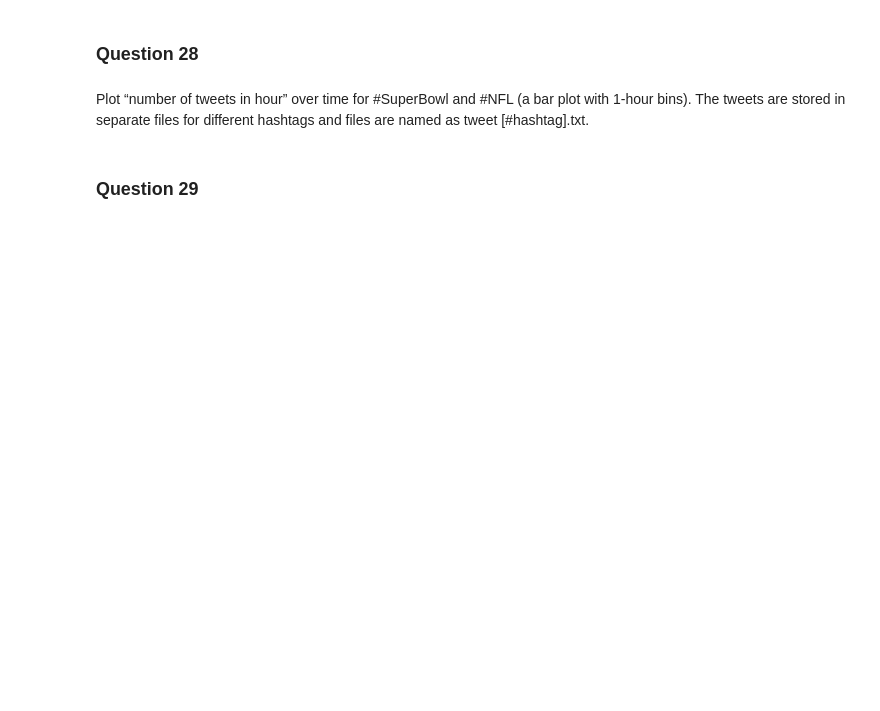
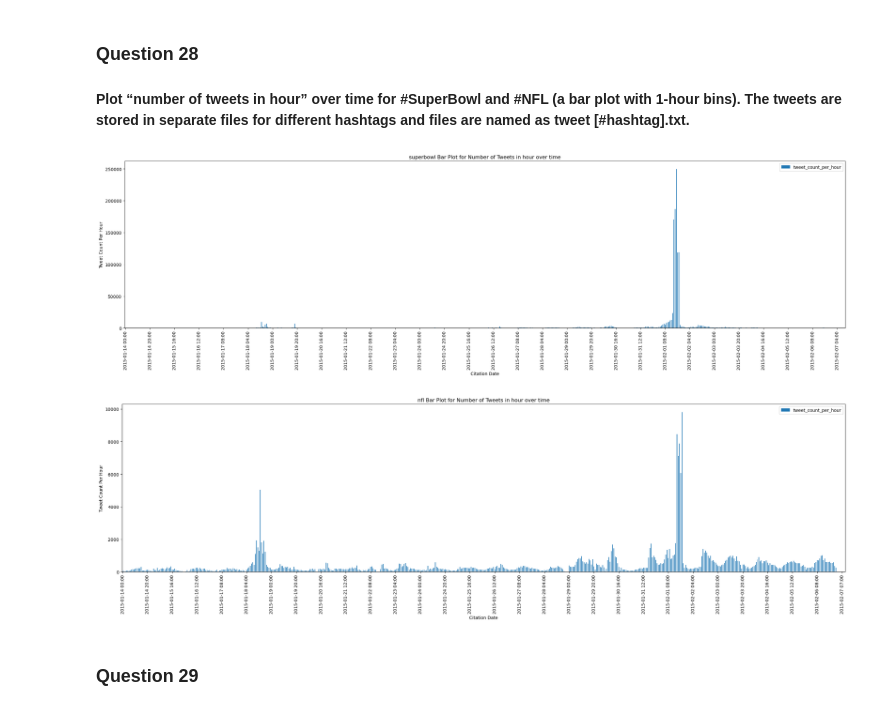
Before and after one commit to camligorkem/data-sicence-projects, a Jupyter notebook: project_4/Project_4_Part2_Twitter_Data.ipynb, the cells around one changed output. Saved outputs shown, nothing was run; the diff lists cells and outputs as text; code cells hidden in the pictures; blank space fills up the shorter version.

```diff
--- a/project_4/Project_4_Part2_Twitter_Data.ipynb
+++ b/project_4/Project_4_Part2_Twitter_Data.ipynb
@@ -94,10 +89,9 @@ Report the following statistics for each hashtag, i.e. each file.
 # %%
-pst_tz = pytz.timezone('US/Pacific') # PST time zone
 
 for df_name in df_names:
     cur_df = tweet_dfs[df_name]
     new_cols = ['citation_date_year', 'citation_date_month','citation_date_day','citation_date_hour']
-    cur_df['citation_date_fixed'] = cur_df.citation_date.apply(lambda x:  datetime.datetime.fromtimestamp(x, pst_tz))
+    cur_df['citation_date_fixed'] = cur_df.citation_date.apply(lambda x:  datetime.datetime.fromtimestamp(x, PST_TZ))
     cur_df[new_cols] = cur_df.apply(lambda x: [x['citation_date_fixed'].year, x['citation_date_fixed'].month,
                                                x['citation_date_fixed'].day, x['citation_date_fixed'].hour], axis=1, result_type='expand')
     cur_df['citation_date_rounded_hour']= cur_df.citation_date_fixed.apply(lambda x: x.replace(second=0, microsecond=0, minute=0))
@@ -112,14 +106,14 @@ def avg_num_followers(df):
     (to make it simple, we average over the number of tweets;
     if a users posted twice, we count the user and the user’s followers twice as well)
     '''
-    avg_followers = df['author.followers'].mean()
+    avg_followers = df['followers_count'].mean()
     return avg_followers
 
 def avg_retweet_per_tweet(df):
-    return df['metrics.citations.total'].mean()
+    return df['retweet_count'].mean()
 # %%
 for df_name in df_names:
-    cur_df = tweet_dfs[df_names[0]]
+    cur_df = tweet_dfs[df_name]
 
     print(f'\n\n--- Stats for #{df_name} ---')
     avg_twt = avg_tweet_per_hour(cur_df)
@@ -133,24 +145,30 @@ for df_name in df_names:
 # %% [markdown]
 ### Question 28
 # %% [markdown]
-Plot “number of tweets in hour” over time for #SuperBowl and #NFL (a bar plot with 1-hour bins). The tweets are stored in separate files for different hashtags and files are named as tweet [#hashtag].txt.
+__Plot “number of tweets in hour” over time for #SuperBowl and #NFL (a bar plot with 1-hour bins). The tweets are stored in separate files for different hashtags and files are named as tweet [#hashtag].txt.__
 # %%
-def plot_num_tweet_per_hour(df, df_name):
+def plot_num_tweet_per_hour(df, df_name, x_ticks_freq=10):
     cols = ['citation_date_rounded_hour']
     gp_df = pd.DataFrame(df.groupby(by=cols).title.count())
     gp_df.sort_index(inplace=True)
     #gp_df.reset_index(inplace=True)
     gp_df.rename(columns={'title':'tweet_count_per_hour'}, inplace=True)
 
-
-    ax = gp_df.plot( kind='bar', figsize=(30,7), rot=90)
-    plt.title(f'{df_name} BarPlot for Number of Tweets in hour over time')
+    ax = gp_df.plot(kind='bar',figsize=(30,7), rot=90)
+    plt.title(f'{df_name} Bar Plot for Number of Tweets in hour over time')
     ax.set_ylabel('Tweet Count Per Hour')
     ax.set_xlabel('Citation Date')
+    ticks = ax.xaxis.get_ticklocs()
+    ticklabels = [l.get_text()[:-9] for l in ax.xaxis.get_ticklabels()]
+    ax.xaxis.set_ticks(ticks[::x_ticks_freq])
+    ax.xaxis.set_ticklabels(ticklabels[::x_ticks_freq])
     plt.show()
 # %%
-for df_name in ['superbowl','nfl']
-    cur_df = tweet_dfs[df_names[0]]
-    plot_num_tweet_per_hour(cur_df, df_name)
+for df_name in ['superbowl','nfl']:
+    cur_df = tweet_dfs[df_name]
+    plot_num_tweet_per_hour(cur_df, df_name, x_ticks_freq=20)
+# %% [output]
+[figure, added]
+[figure, added]
 # %% [markdown]
 ### Question 29
```
Also changed, not shown: parts of 98 cells of this notebook.
